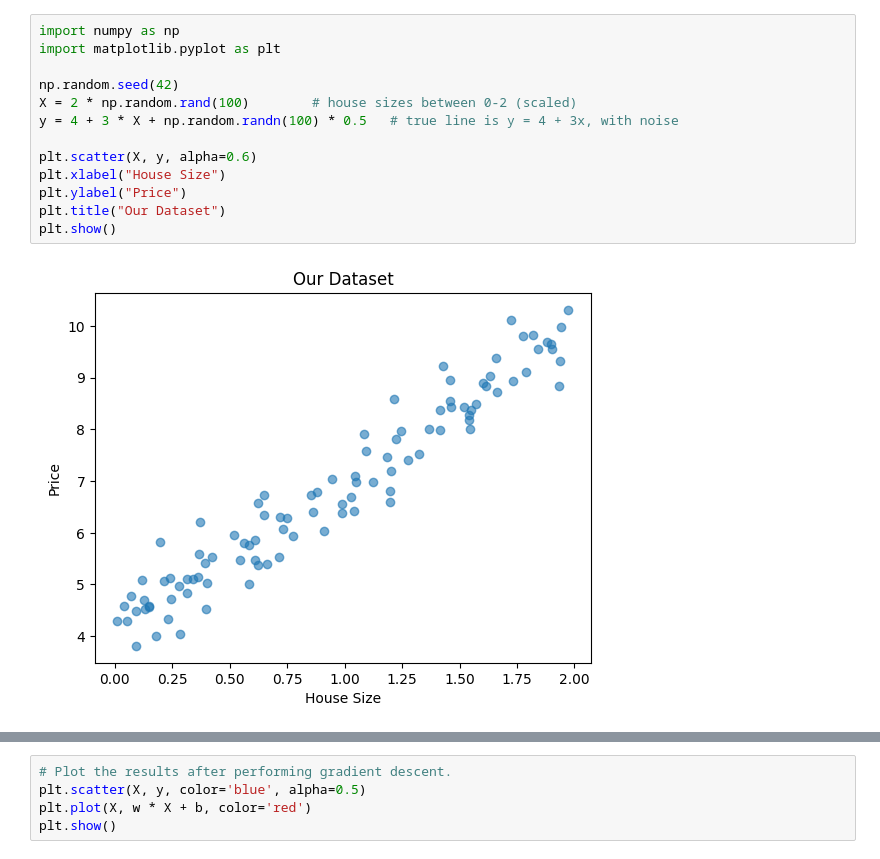
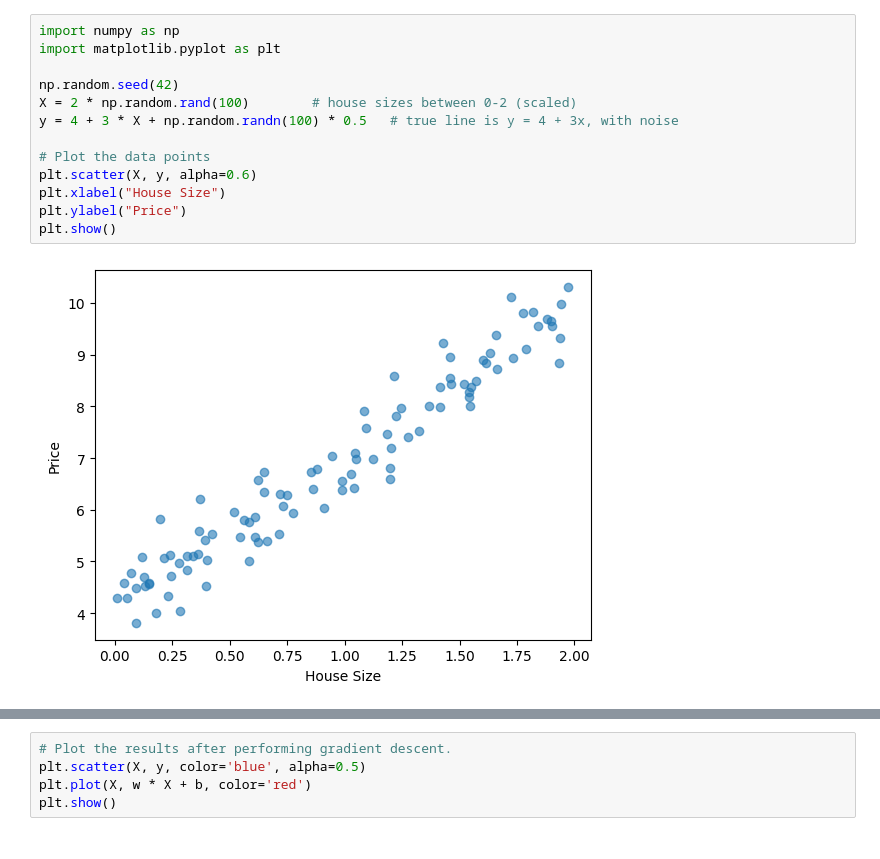
Before and after one commit to Karen2007/Deep-Learning-Course, a Jupyter notebook: L1 Gradient Descent Implementation.ipynb, the cells around one changed output, grey strips where cells are left out. Cells and saved outputs as stored; diff of their text form.

```diff
--- a/L1 Gradient Descent Implementation.ipynb
+++ b/L1 Gradient Descent Implementation.ipynb
@@ -1,15 +1,15 @@
 # %%
 import numpy as np
 import matplotlib.pyplot as plt
 
 np.random.seed(42)
 X = 2 * np.random.rand(100)        # house sizes between 0-2 (scaled)
 y = 4 + 3 * X + np.random.randn(100) * 0.5   # true line is y = 4 + 3x, with noise
 
+# Plot the data points
 plt.scatter(X, y, alpha=0.6)
 plt.xlabel("House Size")
 plt.ylabel("Price")
-plt.title("Our Dataset")
 plt.show()
 # %% [output]
-[figure, old version]
+[figure, new version]
```
Also changed, not shown: parts of 2 cells of this notebook.
